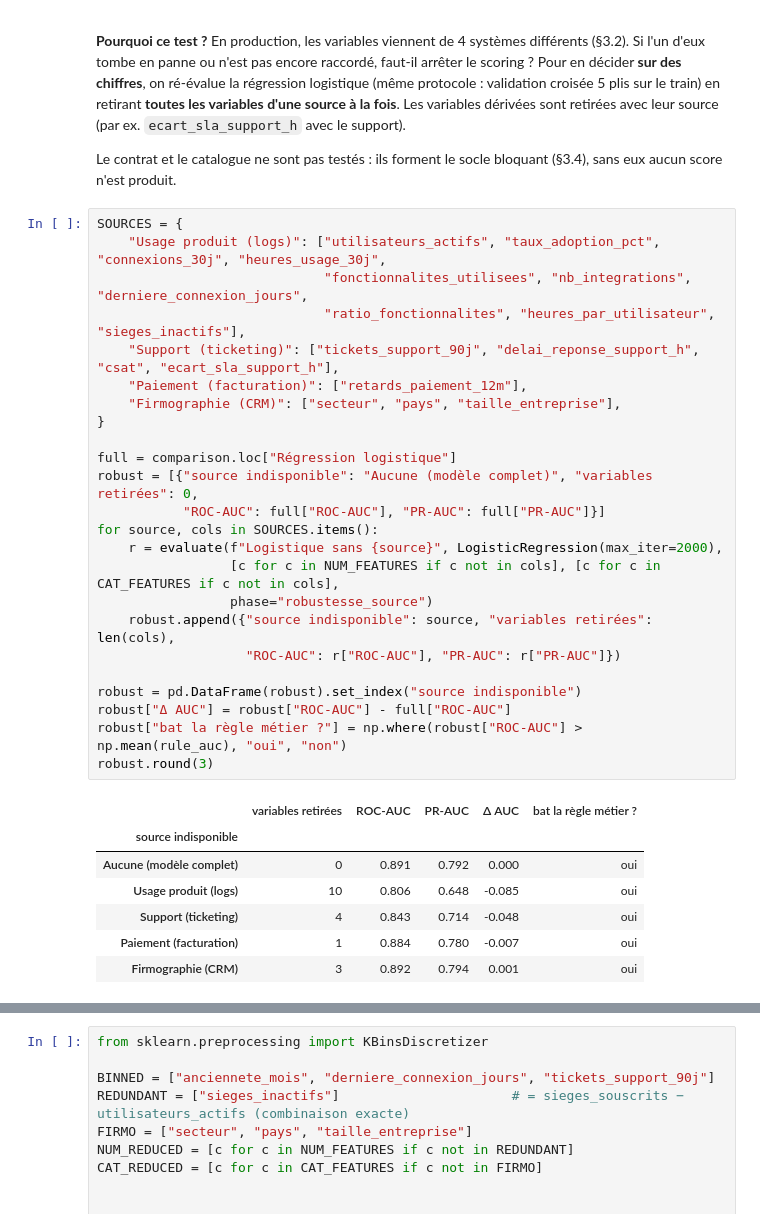
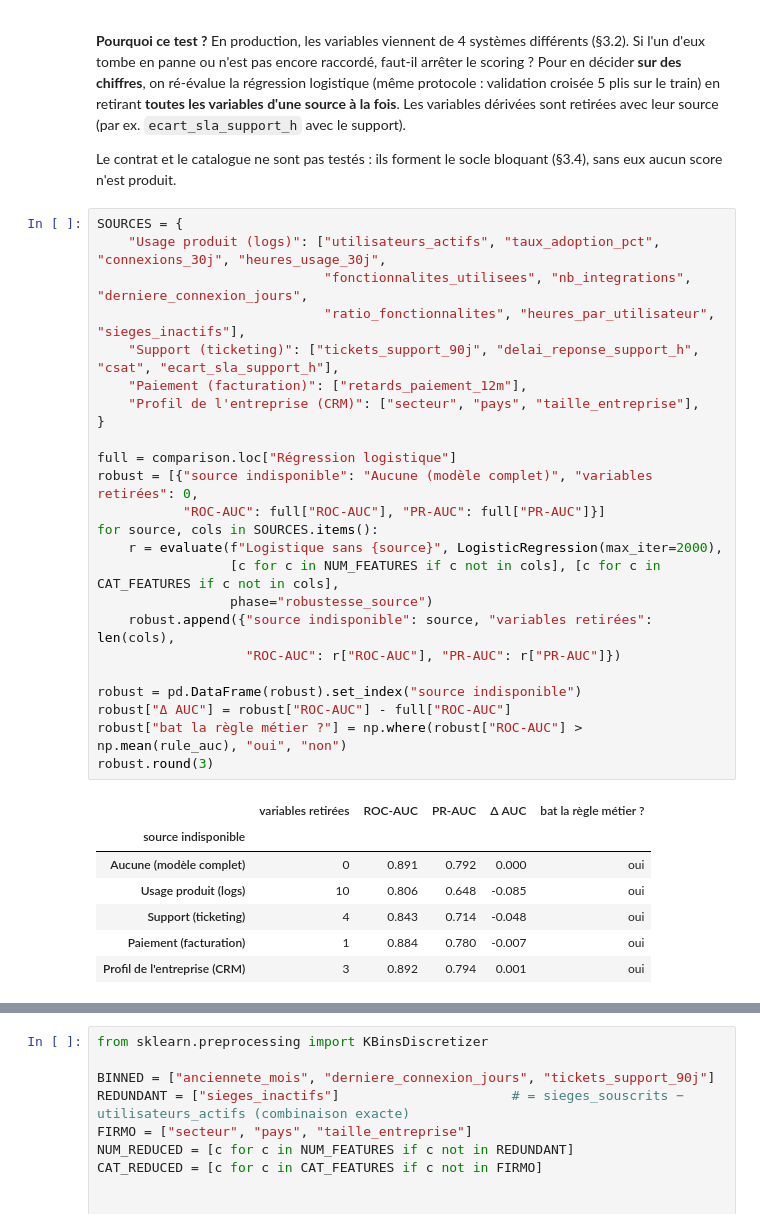
Before and after one commit to QuentinBandera/churn-saas-ia, a Jupyter notebook: Churn_SaaS_IA.ipynb, the cells around one changed output, grey strips where cells are left out. Cells and saved outputs as stored; diff of their text form.

```diff
--- a/Churn_SaaS_IA.ipynb
+++ b/Churn_SaaS_IA.ipynb
@@ -1465,35 +1465,35 @@ Le contrat et le catalogue ne sont pas testés : ils forment le socle bloquant (
 # %%
 SOURCES = {
     "Usage produit (logs)": ["utilisateurs_actifs", "taux_adoption_pct", "connexions_30j", "heures_usage_30j",
                              "fonctionnalites_utilisees", "nb_integrations", "derniere_connexion_jours",
                              "ratio_fonctionnalites", "heures_par_utilisateur", "sieges_inactifs"],
     "Support (ticketing)": ["tickets_support_90j", "delai_reponse_support_h", "csat", "ecart_sla_support_h"],
     "Paiement (facturation)": ["retards_paiement_12m"],
-    "Firmographie (CRM)": ["secteur", "pays", "taille_entreprise"],
+    "Profil de l'entreprise (CRM)": ["secteur", "pays", "taille_entreprise"],
 }
 
 full = comparison.loc["Régression logistique"]
 robust = [{"source indisponible": "Aucune (modèle complet)", "variables retirées": 0,
            "ROC-AUC": full["ROC-AUC"], "PR-AUC": full["PR-AUC"]}]
 for source, cols in SOURCES.items():
     r = evaluate(f"Logistique sans {source}", LogisticRegression(max_iter=2000),
                  [c for c in NUM_FEATURES if c not in cols], [c for c in CAT_FEATURES if c not in cols],
                  phase="robustesse_source")
     robust.append({"source indisponible": source, "variables retirées": len(cols),
                    "ROC-AUC": r["ROC-AUC"], "PR-AUC": r["PR-AUC"]})
 
 robust = pd.DataFrame(robust).set_index("source indisponible")
 robust["Δ AUC"] = robust["ROC-AUC"] - full["ROC-AUC"]
 robust["bat la règle métier ?"] = np.where(robust["ROC-AUC"] > np.mean(rule_auc), "oui", "non")
 robust.round(3)
 # %% [output]
 |  | variables retirées | ROC-AUC | PR-AUC | Δ AUC | bat la règle métier ? |
 | source indisponible |  |  |  |  |  |
 | Aucune (modèle complet) | 0 | 0.891 | 0.792 | 0.000 | oui |
 | Usage produit (logs) | 10 | 0.806 | 0.648 | -0.085 | oui |
 | Support (ticketing) | 4 | 0.843 | 0.714 | -0.048 | oui |
 | Paiement (facturation) | 1 | 0.884 | 0.780 | -0.007 | oui |
-| Firmographie (CRM) | 3 | 0.892 | 0.794 | 0.001 | oui |
+| Profil de l'entreprise (CRM) | 3 | 0.892 | 0.794 | 0.001 | oui |
 # %% [markdown]
 **Interprétation :**
 - **L'usage produit est la source la plus critique** : sans elle, l'AUC perd 0,085. C'est cohérent avec l'EDA (§6.4) : la dernière connexion, les intégrations et l'adoption font partie des signaux les plus forts. Le modèle bat encore de justesse la règle métier, qui elle-même a besoin de la dernière connexion, donc de cette source.
```
Also changed, not shown: parts of 16 cells of this notebook, 5 other files.
